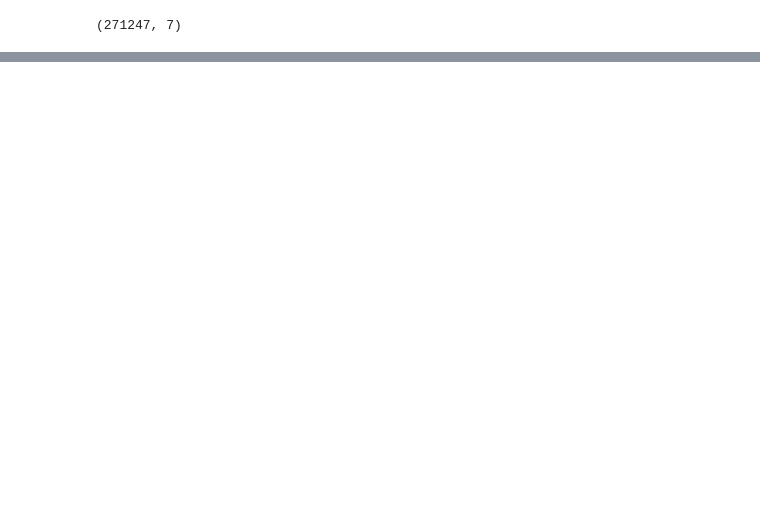
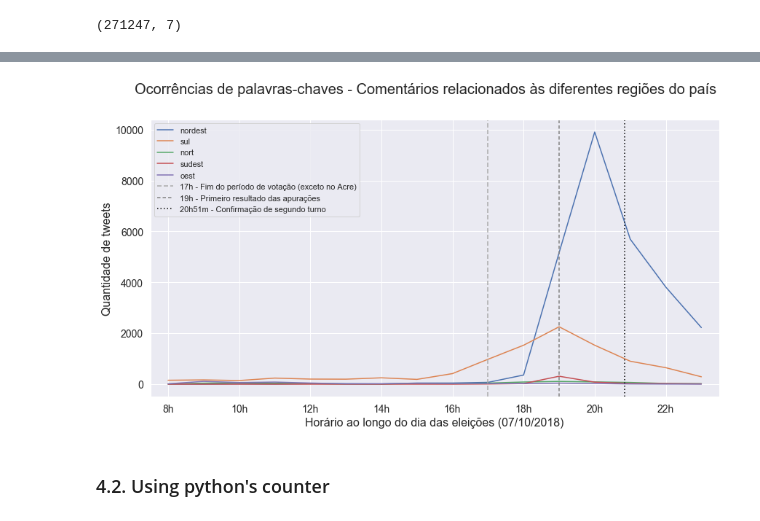
Before and after one commit to leodlca/2018-brazilian-elections, a Jupyter notebook: elections.ipynb, the cells around one changed output, grey strips where cells are left out. Cells and saved outputs as stored; diff of their text form; code cells hidden in the pictures; blank space fills up the shorter version.

```diff
--- a/elections.ipynb
+++ b/elections.ipynb
@@ -214,0 +136,12 @@ generate_wordcloud_timegap(brazilian_flag_mask, 350, 200, 'black', 'brazilian-fl
+# %%
+lineplot_by_keywords_timegap([
+    ['nordest'],
+    ['sul'],
+    ['nort'],
+    ['sudest'],
+    ['oest']
+], min_gap=8, max_gap=24, title='- Comentários relacionados às diferentes regiões do país')
+# %% [output]
+[figure, added]
+# %% [markdown]
+### 4.2. Using python's counter
```
Also changed, not shown: parts of 50 cells of this notebook, 18 other files.
